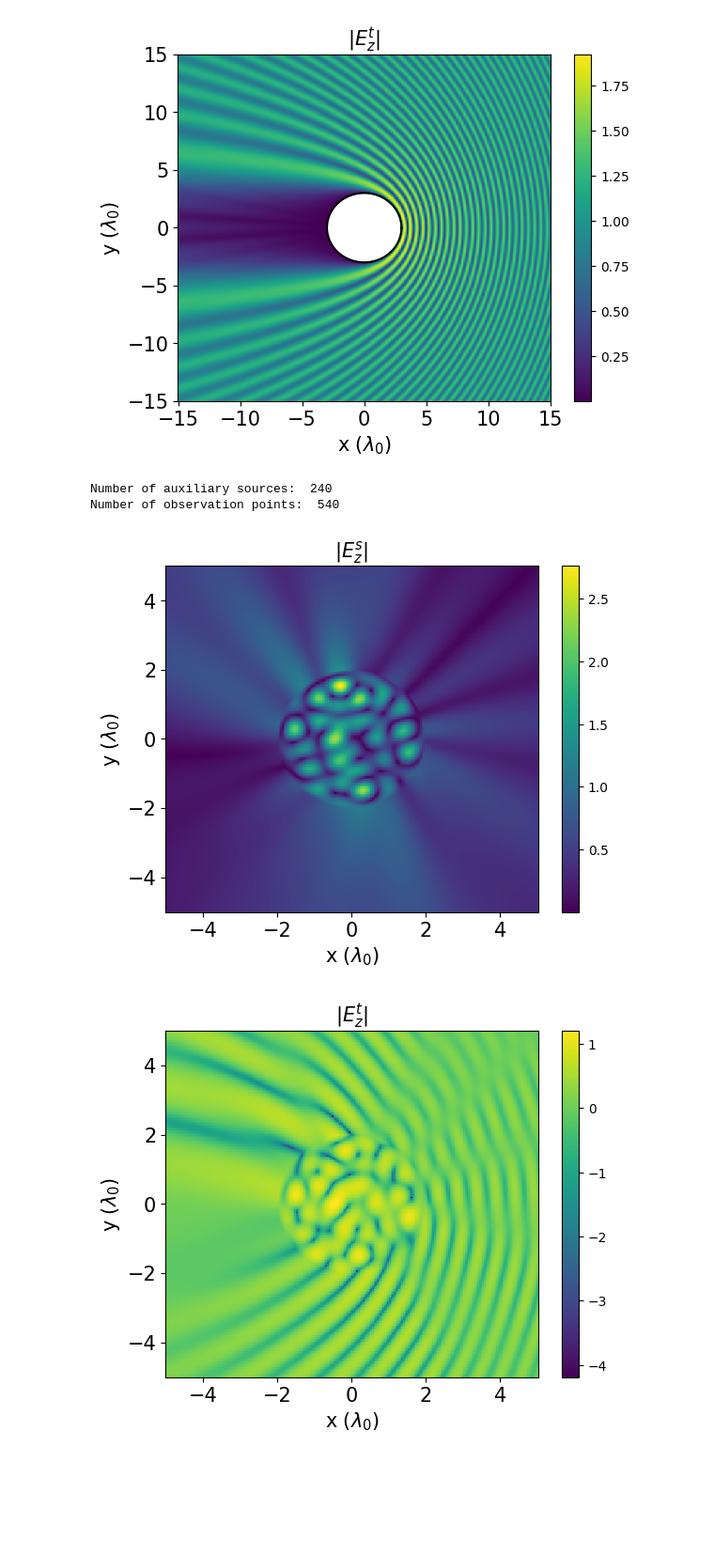
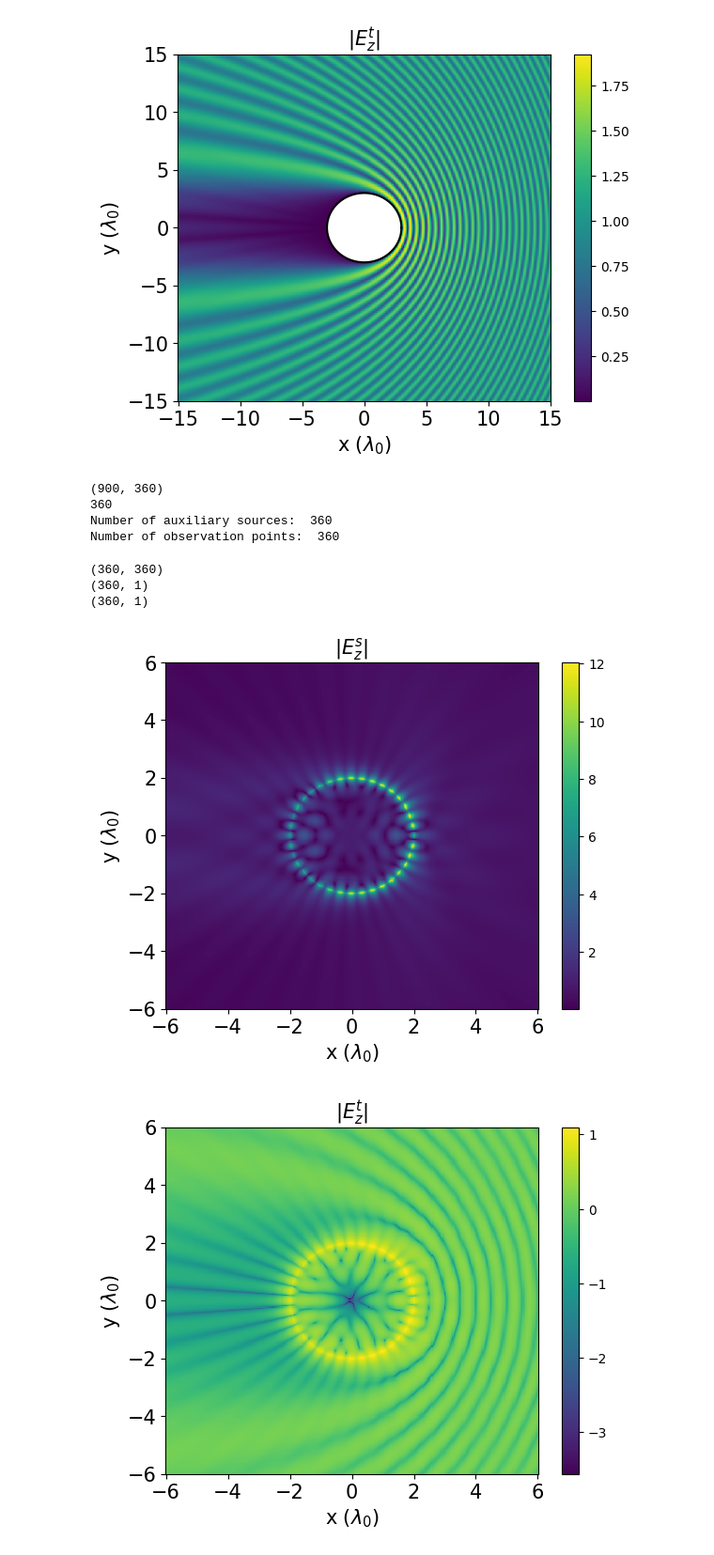
Before and after one commit to MariusGhica/Advanced-EM, a Jupyter notebook: inverseScattering_aux.ipynb, the cells around one changed output. Shown at 94% size. Cells and saved outputs as stored; diff of their text form; code cells hidden in the pictures; blank space fills up the shorter version.

Commit message:
Update inverse scattering!

```diff
--- a/inverseScattering_aux.ipynb
+++ b/inverseScattering_aux.ipynb
@@ -127,7 +128,7 @@ def calculate_current_distribution_aux_sources(a_contour, a_aux, data_contour, d
 # %%
 # Plot the current distribution on the contour
 a_contour = 3
-a_aux = 2.9
+a_aux = a_contour - 0.1
 M = 50*int(2*np.pi*a_contour)
 N = 30*int(2*np.pi*a_aux)
 
@@ -261,9 +263,10 @@ plt.show()
 [figure]
 [figure]
 # %%
-a_obs = 10
+a_obs = 4
 a_aux = 2
-M = 20*int(2*np.pi*a_aux)
+M = 30*int(2*np.pi*a_aux)
+N = 30*int(2*np.pi*a_aux)
 J = 1
 data_obs = circle_data(a_obs, N)
 data_aux = circle_data_aux(a_aux, M)
@@ -281,13 +284,16 @@ scattered_fields = np.zeros((M, J), dtype=complex)
 for j in range(J):
     I = calculate_current_distribution_aux_sources(a_contour, a_aux, data_contour, data_aux, phi_i[j])
     e_scat = scattered_field_obs(data_aux, I, x_obs_, y_obs_)
+    print(len(e_scat))
     scattered_fields[:, j] = e_scat[:, 0]
 
 print("Number of auxiliary sources: ", M)
 print("Number of observation points: ", N)
 # %% [output]
-Number of auxiliary sources:  240
-Number of observation points:  540
+(900, 360)
+360
+Number of auxiliary sources:  360
+Number of observation points:  360
 # %%
 def cv_inverse_scattering(data_obs, data_aux, J, scattered_field, phi_i):
     M = len(data_obs)  # Number of observable points
@@ -297,29 +303,36 @@ def cv_inverse_scattering(data_obs, data_aux, J, scattered_field, phi_i):
     Z = np.zeros((N, M), dtype=complex)
     cv = np.zeros((M, J), dtype=complex)
 
+    print(Z.shape)
+    print(scattered_field.shape)
+    print(cv.shape)
     for j in range(J):
-        for m in range(N):
-            xm = data_aux[m, 0]
-            ym = data_aux[m, 1]
-            lm = data_aux[m, 4]
-            phi_m = data_aux[m, 5]
+        for l in range(N):
+            xm = data_aux[l, 0]
+            ym = data_aux[l, 1]
+            lm = data_aux[l, 4]
+            phi_m = data_aux[l, 5]
             xm_ = xm + 0.5 * lm * np.cos(phi_m)
             ym_ = ym + 0.5 * lm * np.sin(phi_m)
-            for l in range(M):
-                xl = data_obs[l, 0]
-                yl = data_obs[l, 1]
-                ll = data_obs[l, 4]
-                phi_l = data_obs[l, 5]
+            for m in range(N):#M
+                xl = data_obs[m, 0]
+                yl = data_obs[m, 1]
+                ll = data_obs[m, 4]
+                phi_l = data_obs[m, 5]
                 xl_ = xl + 0.5 * ll * np.cos(phi_l)
                 yl_ = yl + 0.5 * ll * np.sin(phi_l)
                 rml = np.sqrt((xm_ - xl_)**2 + (ym_ - yl_)**2)
-                Z[m,l] += hankel2(0, k * rml)
+                Z[l,m] += hankel2(0, k * rml)
         # Solve the regularized least squares problem
-        cv[:,j], residuals, _, _ = np.linalg.lstsq(Z, scattered_field[:,j], rcond=0.01)
+        cv[:,j], residuals, _, _ = np.linalg.lstsq(Z, scattered_field[:,j], rcond=None)
 
     return cv
 # %%
 cv = cv_inverse_scattering(data_obs, data_aux, J, scattered_fields, phi_i)
+# %% [output]
+(360, 360)
+(360, 1)
+(360, 1)
 # %%
 def inverse_scattered_field(data, I, xn_grid, yn_grid):
     k = 2 * np.pi  # Wavenumber
@@ -343,8 +356,8 @@ def inverse_scattered_field(data, I, xn_grid, yn_grid):
     return e_inv_scat
 # %%
 grid_size = M  # Size of the grid
-x_min, x_max = -5, 5  # X-coordinate range
-y_min, y_max = -5, 5  # Y-coordinate range
+x_min, x_max = -6, 6  # X-coordinate range
+y_min, y_max = -6, 6  # Y-coordinate range
 
 
 x_grid, y_grid = np.meshgrid(np.linspace(x_min, x_max, grid_size),
@@ -359,25 +372,25 @@ e_total = e_inv_inc + e_inv_scat
 # %%
 x_grid, y_grid = np.meshgrid(np.linspace(x_min, x_max, grid_size),
                               np.linspace(y_min, y_max, grid_size))
 plt.figure()
 plt.pcolormesh(x_grid, y_grid, np.abs(e_inv_scat), shading='auto')
 plt.title(r'|$E^{s}_{z}$|', fontsize=15)
 plt.colorbar()
 plt.xlabel(r'x $(\lambda_{0})$', fontsize=15)
 plt.ylabel(r'y $(\lambda_{0})$', fontsize=15)
 plt.xticks(fontsize=15)
 plt.yticks(fontsize=15)
 plt.show()
 
 plt.figure()
-plt.pcolormesh(x_grid, y_grid, np.log(np.abs(e_total)), shading='auto')
+plt.pcolormesh(x_grid, y_grid, np.log10(np.abs(e_total)), shading='auto')
 plt.title(r'|$E^{t}_{z}$|', fontsize=15)
 plt.colorbar()
 plt.xlabel(r'x $(\lambda_{0})$', fontsize=15)
 plt.ylabel(r'y $(\lambda_{0})$', fontsize=15)
 plt.xticks(fontsize=15)
 plt.yticks(fontsize=15)
 plt.show()
 # %% [output]
-[figure, old version]
+[figure, new version]
-[figure, old version]
+[figure, new version]
```
Also changed, not shown: parts of 3 cells of this notebook, 1 other file.
